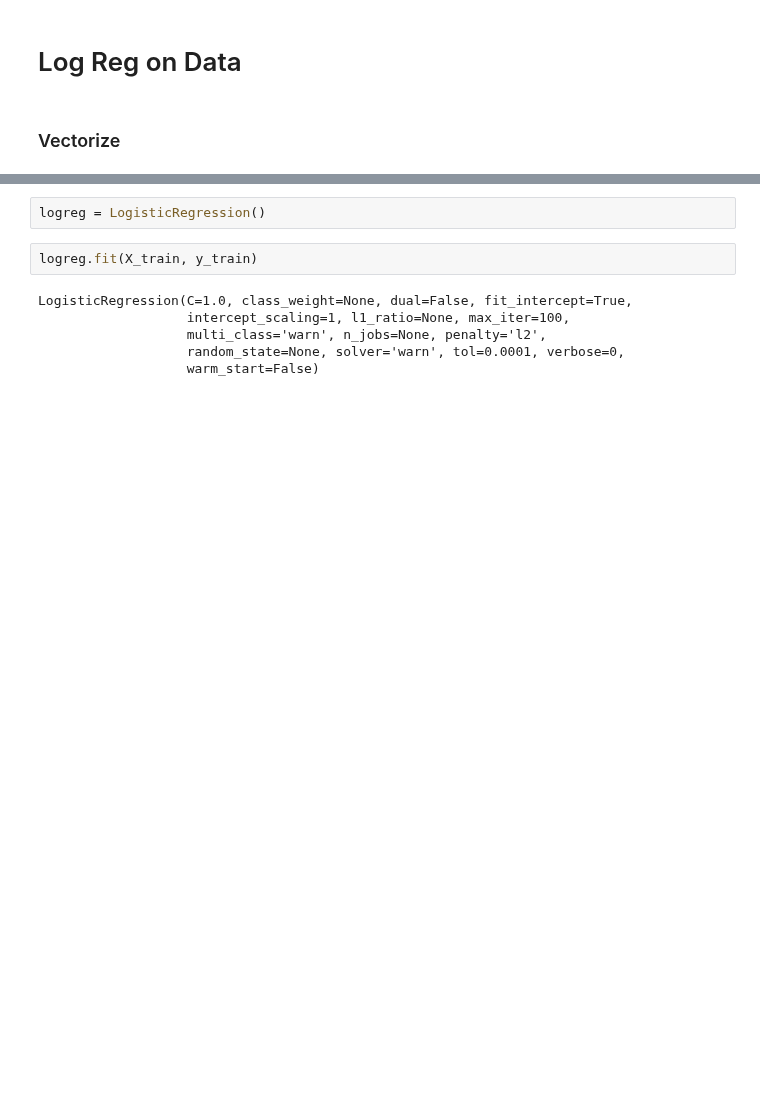
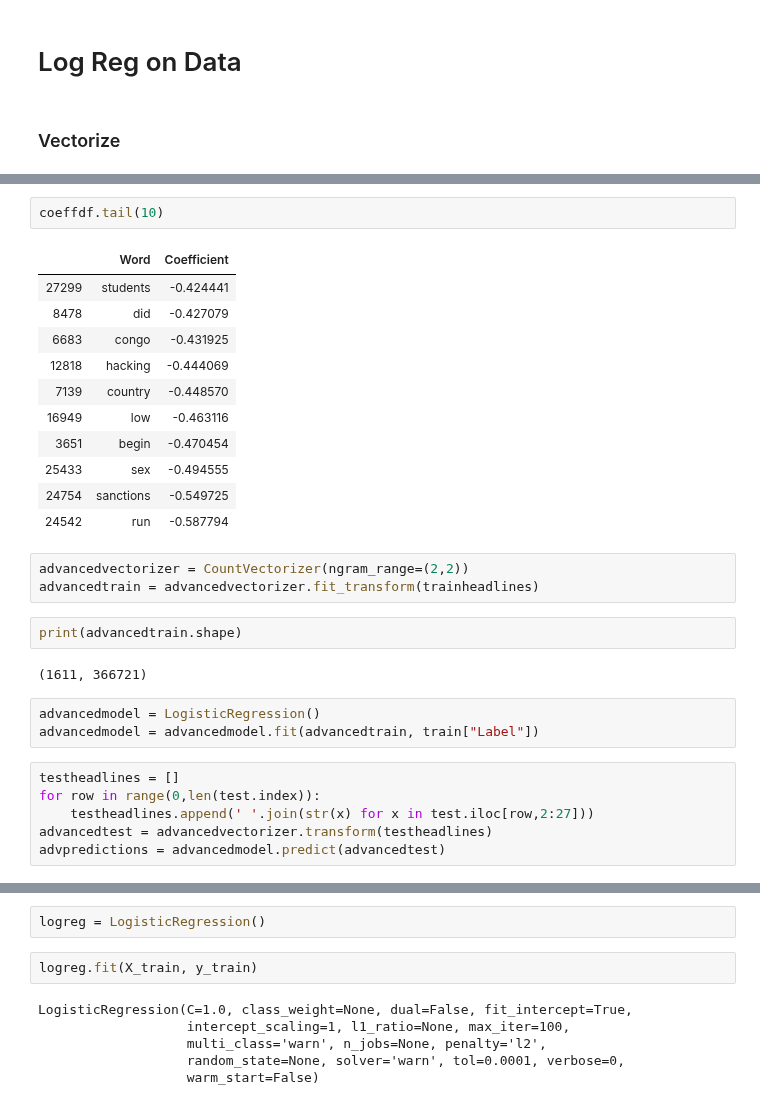
Before and after one commit to jcanque777/news_stock_prediction, a Jupyter notebook: financialnews.ipynb, the cells around one changed output, grey strips where cells are left out. Cells and saved outputs as stored; diff of their text form; blank space fills up the shorter version.

```diff
--- a/financialnews.ipynb
+++ b/financialnews.ipynb
@@ -122,0 +127,30 @@ array([0, 1, 0, ..., 0, 0, 0])
+# %%
+coeffdf.tail(10)
+# %% [output]
+|  | Word | Coefficient |
+| 27299 | students | -0.424441 |
+| 8478 | did | -0.427079 |
+| 6683 | congo | -0.431925 |
+| 12818 | hacking | -0.444069 |
+| 7139 | country | -0.448570 |
+| 16949 | low | -0.463116 |
+| 3651 | begin | -0.470454 |
+| 25433 | sex | -0.494555 |
+| 24754 | sanctions | -0.549725 |
+| 24542 | run | -0.587794 |
+# %%
+advancedvectorizer = CountVectorizer(ngram_range=(2,2))
+advancedtrain = advancedvectorizer.fit_transform(trainheadlines)
+# %%
+print(advancedtrain.shape)
+# %% [output]
+(1611, 366721)
+# %%
+advancedmodel = LogisticRegression()
+advancedmodel = advancedmodel.fit(advancedtrain, train["Label"])
+# %%
+testheadlines = []
+for row in range(0,len(test.index)):
+    testheadlines.append(' '.join(str(x) for x in test.iloc[row,2:27]))
+advancedtest = advancedvectorizer.transform(testheadlines)
+advpredictions = advancedmodel.predict(advancedtest)
```
Also changed, not shown: parts of 27 cells of this notebook.
